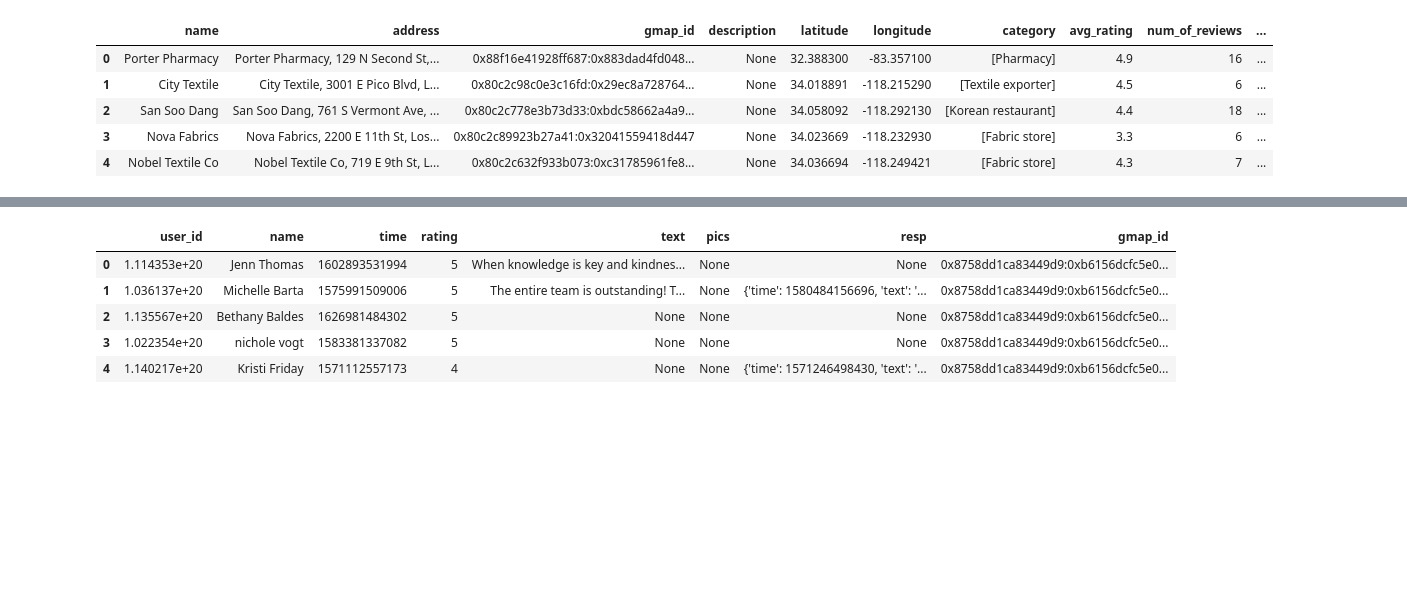
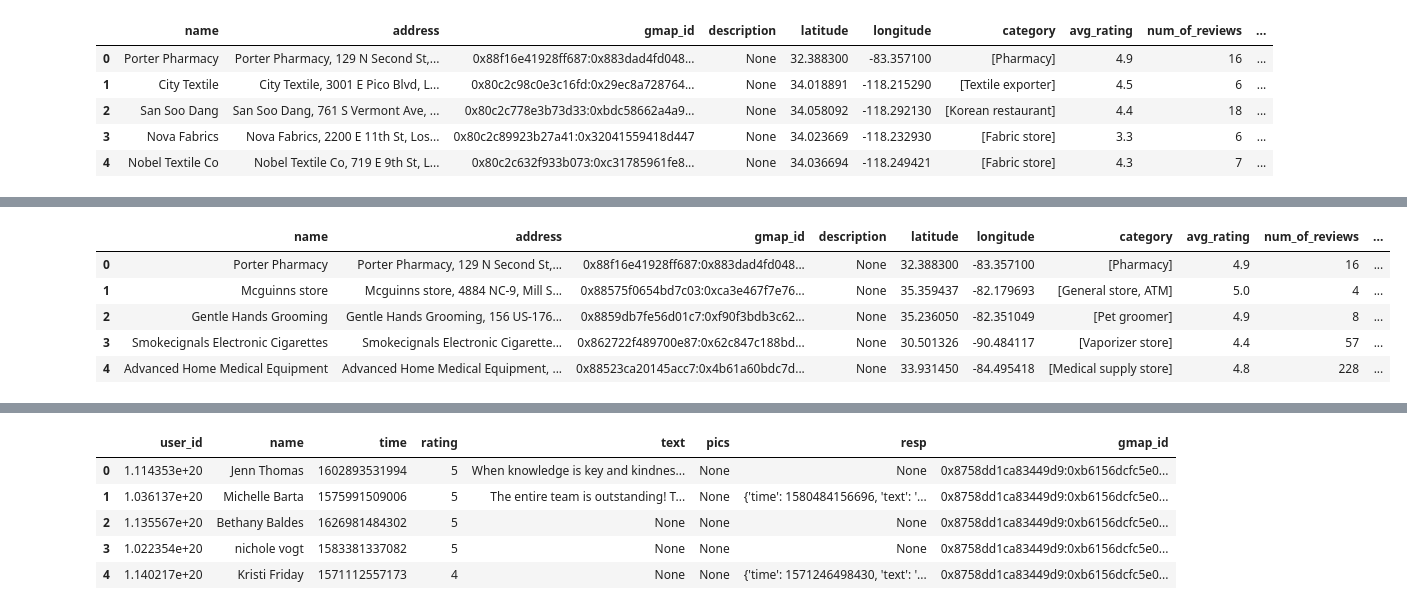
Before and after one commit to Dar2090/PF_DS_DatumTech, a Jupyter notebook: EDA-Preliminar.ipynb, the cells around one changed output, grey strips where cells are left out. Saved outputs shown, nothing was run; the diff lists cells and outputs as text; code cells hidden in the pictures; blank space fills up the shorter version.

```diff
--- a/EDA-Preliminar.ipynb
+++ b/EDA-Preliminar.ipynb
@@ -205,0 +262,11 @@ memory usage: 117.3+ KB
+# %%
+df_meta11 = pd.read_json('Datasets\\GoogleMaps\\metadata-sitios\\11.json', lines=True, nrows=5000)
+
+df_meta11.head()
+# %% [output]
+|  | name | address | gmap_id | description | latitude | longitude | category | avg_rating | num_of_reviews | ... |
+| 0 | Porter Pharmacy | Porter Pharmacy, 129 N Second St,... | 0x88f16e41928ff687:0x883dad4fd048... | None | 32.388300 | -83.357100 | [Pharmacy] | 4.9 | 16 | ... |
+| 1 | Mcguinns store | Mcguinns store, 4884 NC-9, Mill S... | 0x88575f0654bd7c03:0xca3e467f7e76... | None | 35.359437 | -82.179693 | [General store, ATM] | 5.0 | 4 | ... |
+| 2 | Gentle Hands Grooming | Gentle Hands Grooming, 156 US-176... | 0x8859db7fe56d01c7:0xf90f3bdb3c62... | None | 35.236050 | -82.351049 | [Pet groomer] | 4.9 | 8 | ... |
+| 3 | Smokecignals Electronic Cigarettes | Smokecignals Electronic Cigarette... | 0x862722f489700e87:0x62c847c188bd... | None | 30.501326 | -90.484117 | [Vaporizer store] | 4.4 | 57 | ... |
+| 4 | Advanced Home Medical Equipment | Advanced Home Medical Equipment, ... | 0x88523ca20145acc7:0x4b61a60bdc7d... | None | 33.931450 | -84.495418 | [Medical supply store] | 4.8 | 228 | ... |
```
Also changed, not shown: parts of 29 cells of this notebook, 2 other files.
